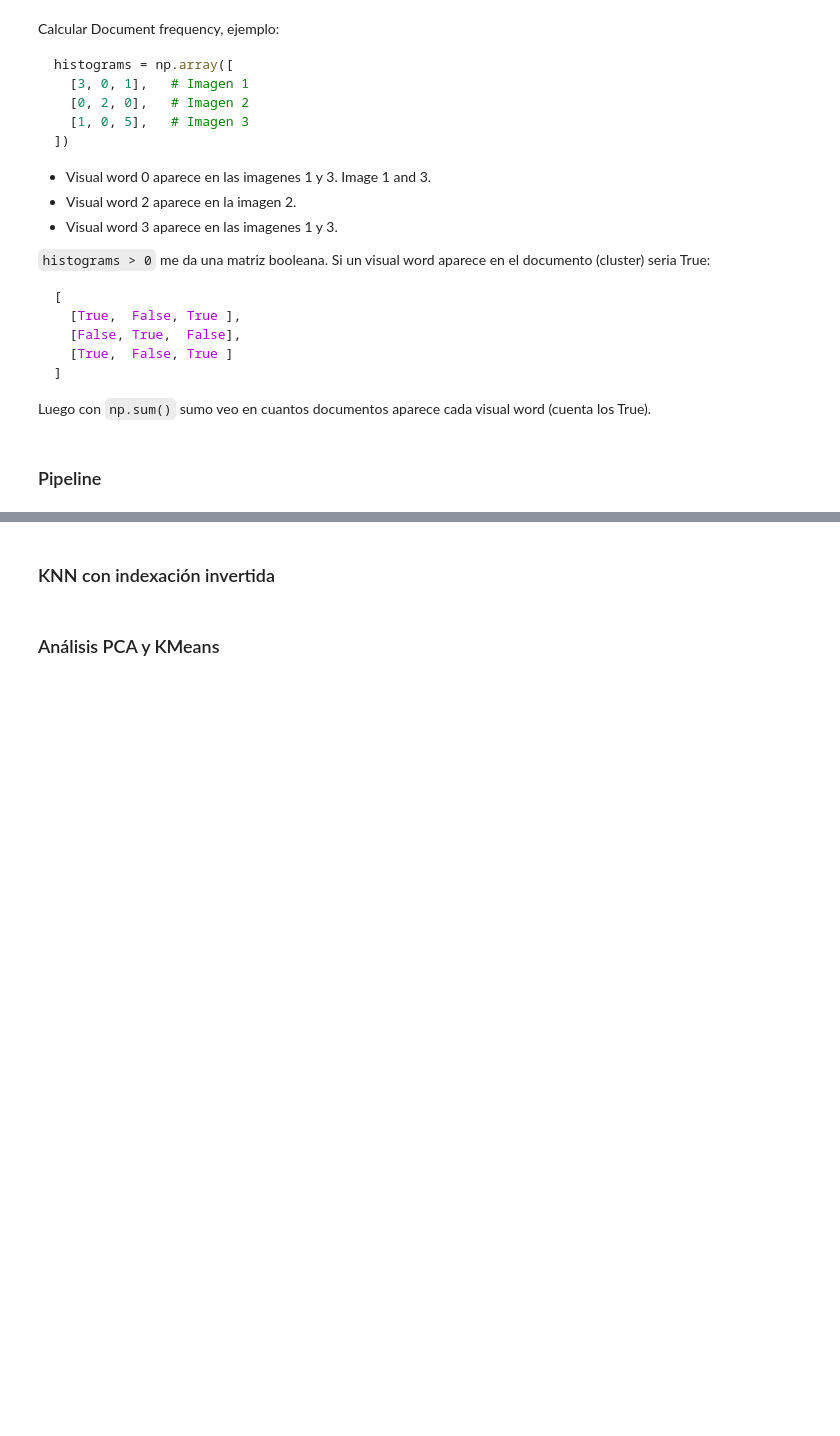
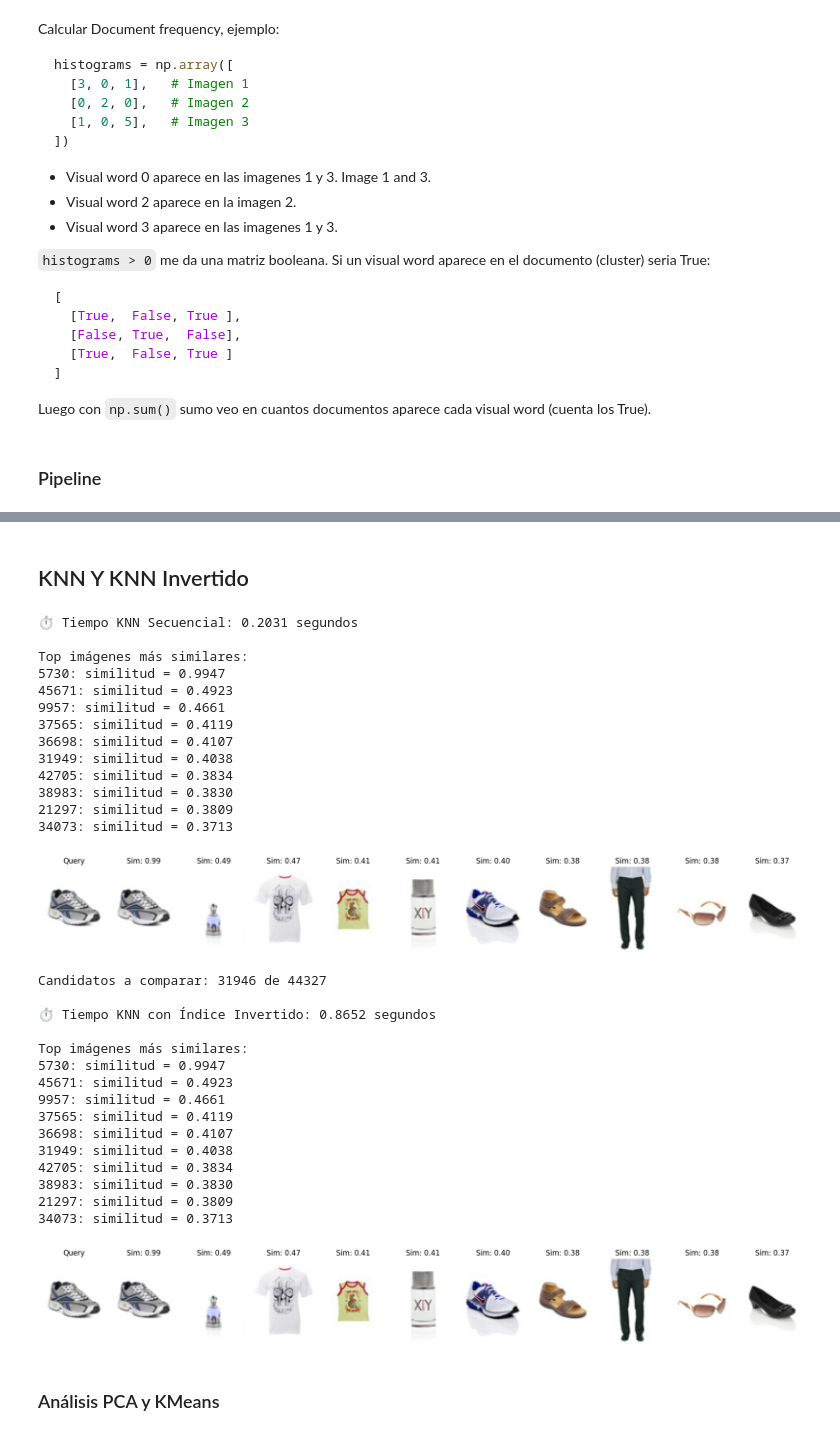
Before and after one commit to CS-DaviMagalhaes/Multimodal_Database, a Jupyter notebook: Image_descriptors/extraction.ipynb, the cells around one changed output, grey strips where cells are left out. Saved outputs shown, nothing was run; the diff lists cells and outputs as text; code cells hidden in the pictures; blank space fills up the shorter version.

Commit message:
added inverted index

```diff
--- a/Image_descriptors/extraction.ipynb
+++ b/Image_descriptors/extraction.ipynb
@@ -242,11 +324,13 @@
 ### Pipeline
 # %%
 # CAMBIAR PATH A DONDE TIENES EL DATASET COMPLETO GUARDADO, o al path de los dataset chiquitos
-dataset_path = "C:/Users/davie/Downloads/fashion_small/images/"
-query_path = "C:/Users/davie/Downloads/fashion_small/images/5730.jpg" # imagen query
+#dataset_path = "C:/Users/davie/Downloads/fashion_small/images/"
+#query_path = "C:/Users/davie/Downloads/fashion_small/images/5730.jpg"
+dataset_path = "C:/Users/MSI/Downloads/dataset_ImagenesBD2/images/"
+query_path = "C:/Users/MSI/Downloads/dataset_ImagenesBD2/images/5730.jpg"
 
 # numero de componentes pca y clusters KMeans. En la sección "análisis" abajo hicimos un analisis para elegir esos valores
-n_components = 70
+n_components = 90
 n_clusters = 250
 
 descriptors, image_paths, pca = generate_descriptors(dataset_path, n_components)
@@ -254,10 +338,5 @@ kmeans = apply_kmeans(descriptors, n_clusters)
 all_histograms = construct_bd_histograms(descriptors, kmeans)
 tf_idf, idf = calcular_tf_idf(descriptors, all_histograms, kmeans)
 
-# Calcular resultados más similares
-k = 10
+np.savez_compressed("tfidf_data.npz", tf_idf=tf_idf, idf=idf, image_paths=image_paths)
 query_histogram = create_query_histogram(query_path, kmeans, pca)
-top_k_results = knn_secuencial(query_histogram, k, idf, all_histograms, image_paths)
-print_top_results(top_k_results)
-
-show_top_similar_images(top_k_results, query_path, dataset_path)
@@ -264,2 +345,0 @@ show_top_similar_images(top_k_results, query_path, dataset_path)
-# %% [markdown]
-### KNN con indexación invertida
@@ -268,3 +346,64 @@ show_top_similar_images(top_k_results, query_path, dataset_path)
+# %% [markdown]
+## KNN Y KNN Invertido
+# %%
+import time
+
+k = 10
+
+# === KNN Secuencial ===
+start_time_seq = time.perf_counter()
+top_k_results_seq = knn_secuencial(query_histogram, k, idf, all_histograms, image_paths)
+end_time_seq = time.perf_counter()
+
+print(f"\n⏱ Tiempo KNN Secuencial: {end_time_seq - start_time_seq:.4f} segundos")
+print_top_results(top_k_results_seq)
+show_top_similar_images(top_k_results_seq, query_path, dataset_path)
+
+
+# === KNN con Índice Invertido ===
+all_histograms_np = np.array(all_histograms, dtype=np.float32)
+
+start_time_inv = time.perf_counter()
+inverted_index = construir_indice_invertido(all_histograms)
+#top_k_results_inv = knn_con_indice(query_histogram, k, idf, all_histograms, image_paths, inverted_index)
+top_k_results_inv = knn_con_indice2(query_histogram, k, idf, all_histograms_np, image_paths, inverted_index)
+
+end_time_inv = time.perf_counter()
+
+print(f"\n⏱ Tiempo KNN con Índice Invertido: {end_time_inv - start_time_inv:.4f} segundos")
+print_top_results(top_k_results_inv)
+show_top_similar_images(top_k_results_inv, query_path, dataset_path)
+# %% [output]
+⏱ Tiempo KNN Secuencial: 0.2031 segundos
+
+Top imágenes más similares:
+5730: similitud = 0.9947
+45671: similitud = 0.4923
+9957: similitud = 0.4661
+37565: similitud = 0.4119
+36698: similitud = 0.4107
+31949: similitud = 0.4038
+42705: similitud = 0.3834
+38983: similitud = 0.3830
+21297: similitud = 0.3809
+34073: similitud = 0.3713
+[figure, added]
+Candidatos a comparar: 31946 de 44327
+
+⏱ Tiempo KNN con Índice Invertido: 0.8652 segundos
+
+Top imágenes más similares:
+5730: similitud = 0.9947
+45671: similitud = 0.4923
+9957: similitud = 0.4661
+37565: similitud = 0.4119
+36698: similitud = 0.4107
+31949: similitud = 0.4038
+42705: similitud = 0.3834
+38983: similitud = 0.3830
+21297: similitud = 0.3809
+34073: similitud = 0.3713
+[figure, added]
 # %% [markdown]
 ### Análisis PCA y KMeans
 # %% [markdown]
```
Also changed, not shown: parts of 6 cells of this notebook.
